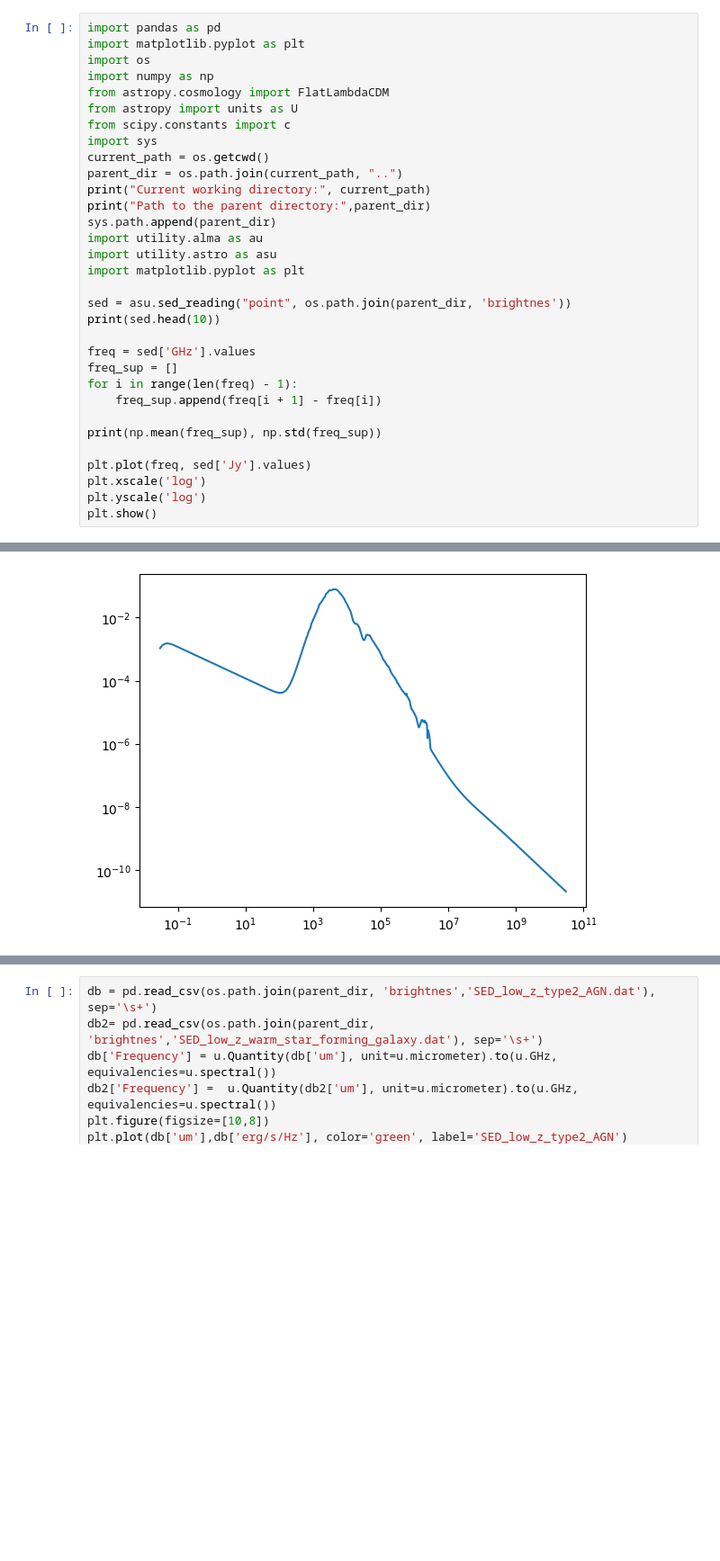
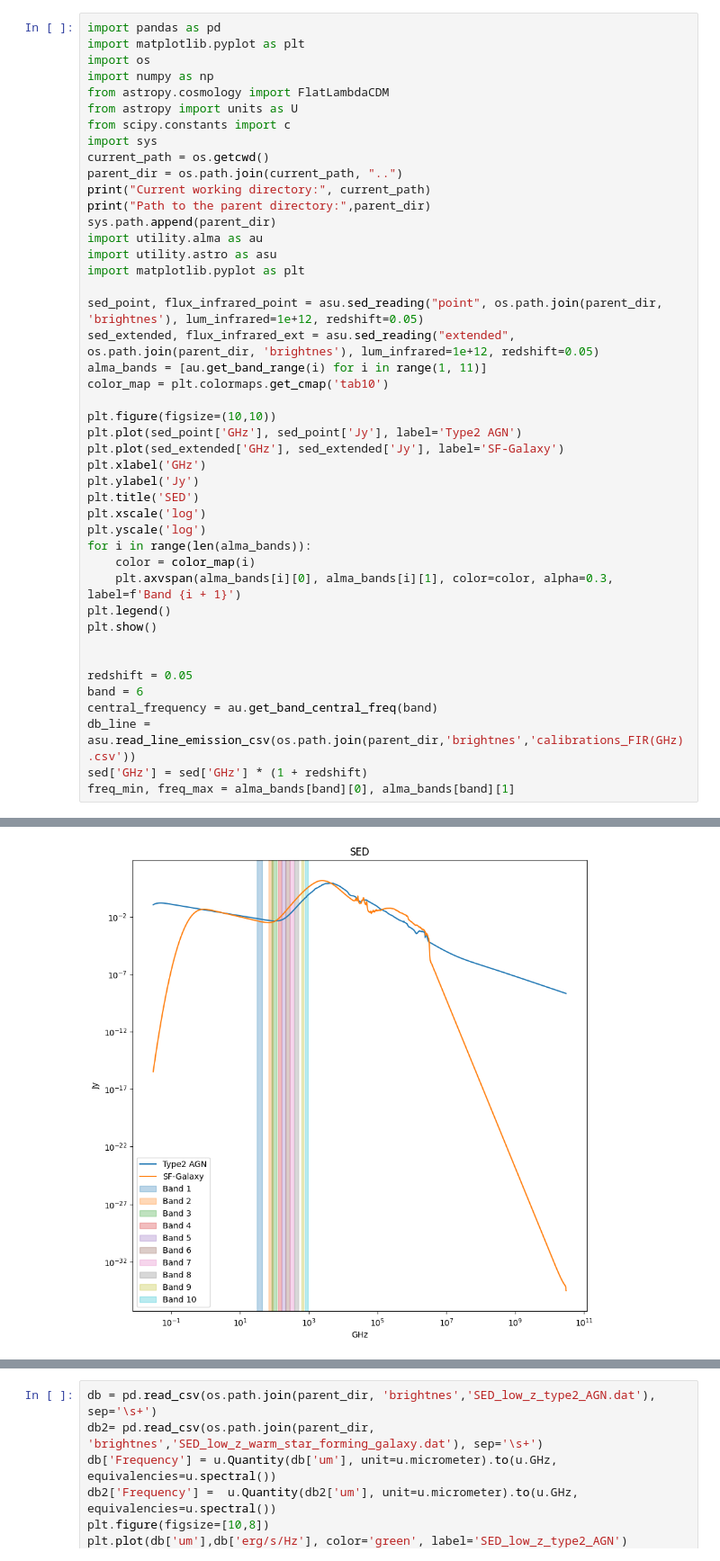
Before and after one commit to MicheleDelliVeneri/ALMASim, a Jupyter notebook: experimental/Sed-plot.ipynb, the cells around one changed output, grey strips where cells are left out. Shown at 90% size. Cells and saved outputs as stored; diff of their text form; blank space fills up the shorter version.

```diff
--- a/experimental/Sed-plot.ipynb
+++ b/experimental/Sed-plot.ipynb
@@ -16,20 +16,32 @@ import utility.alma as au
 import utility.astro as asu
 import matplotlib.pyplot as plt
 
-sed = asu.sed_reading("point", os.path.join(parent_dir, 'brightnes'))
-print(sed.head(10))
+sed_point, flux_infrared_point = asu.sed_reading("point", os.path.join(parent_dir, 'brightnes'), lum_infrared=1e+12, redshift=0.05)
+sed_extended, flux_infrared_ext = asu.sed_reading("extended", os.path.join(parent_dir, 'brightnes'), lum_infrared=1e+12, redshift=0.05)
+alma_bands = [au.get_band_range(i) for i in range(1, 11)]
+color_map = plt.colormaps.get_cmap('tab10')
 
-freq = sed['GHz'].values
-freq_sup = []
-for i in range(len(freq) - 1):
-    freq_sup.append(freq[i + 1] - freq[i])
-
-print(np.mean(freq_sup), np.std(freq_sup))
-
-plt.plot(freq, sed['Jy'].values)
+plt.figure(figsize=(10,10))
+plt.plot(sed_point['GHz'], sed_point['Jy'], label='Type2 AGN')
+plt.plot(sed_extended['GHz'], sed_extended['Jy'], label='SF-Galaxy')
+plt.xlabel('GHz')
+plt.ylabel('Jy')
+plt.title('SED')
 plt.xscale('log')
 plt.yscale('log')
+for i in range(len(alma_bands)):
+    color = color_map(i)
+    plt.axvspan(alma_bands[i][0], alma_bands[i][1], color=color, alpha=0.3, label=f'Band {i + 1}')
+plt.legend()
 plt.show()
+
+
+redshift = 0.05
+band = 6
+central_frequency = au.get_band_central_freq(band)
+db_line = asu.read_line_emission_csv(os.path.join(parent_dir,'brightnes','calibrations_FIR(GHz).csv'))
+sed['GHz'] = sed['GHz'] * (1 + redshift)
+freq_min, freq_max = alma_bands[band][0], alma_bands[band][1]
 # %% [output]
 Current working directory: /home/astro/Documents/GitHub/ALMASim/experimental
 Path to the parent directory: /home/astro/Documents/GitHub/ALMASim/experimental/..
@@ -48 +48 @@ Path to the parent directory: /home/astro/Documents/GitHub/ALMASim/experimental/
-[figure, old version]
+[figure, new version]
```
Also changed, not shown: parts of 2 cells of this notebook, 2 other files.
